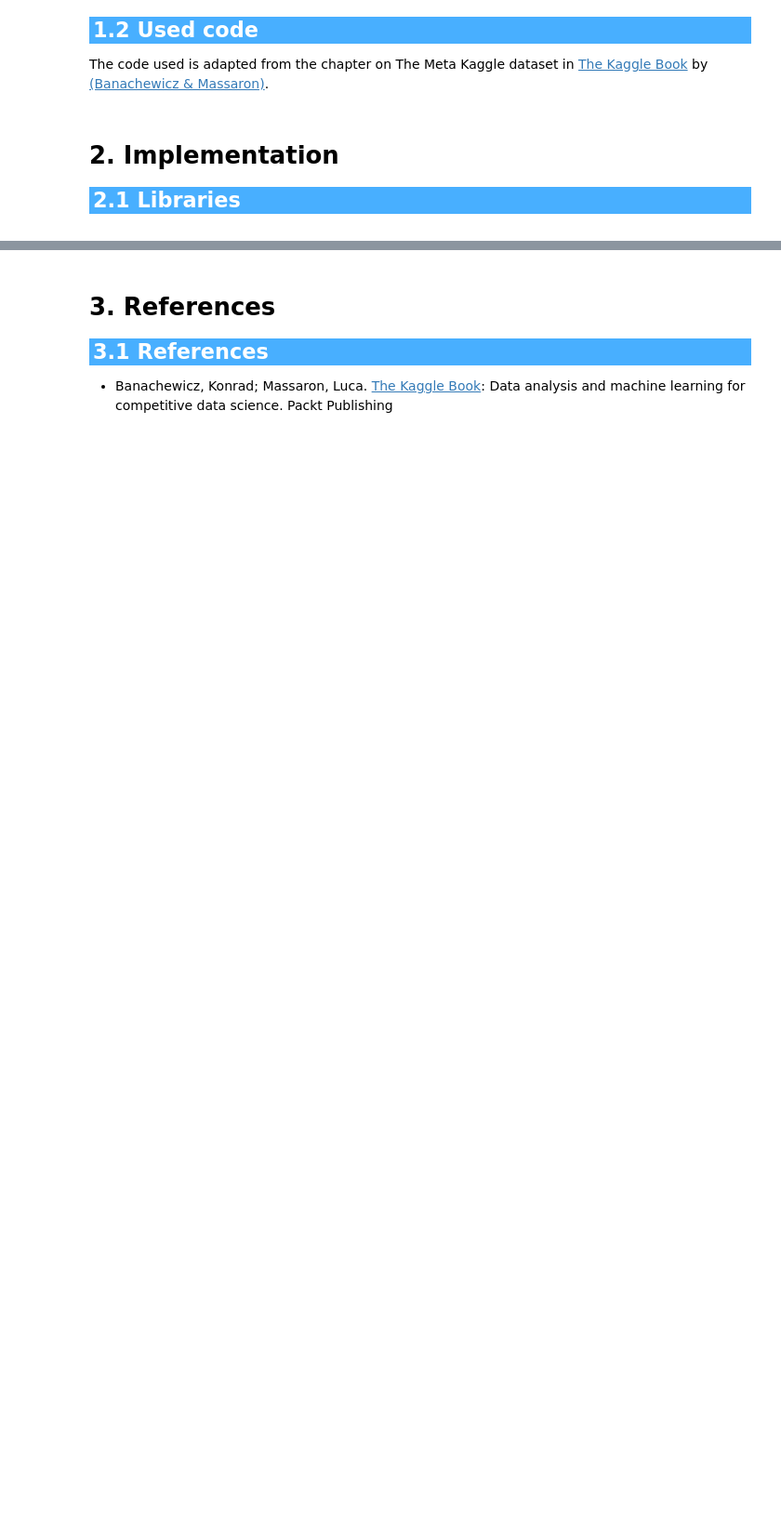
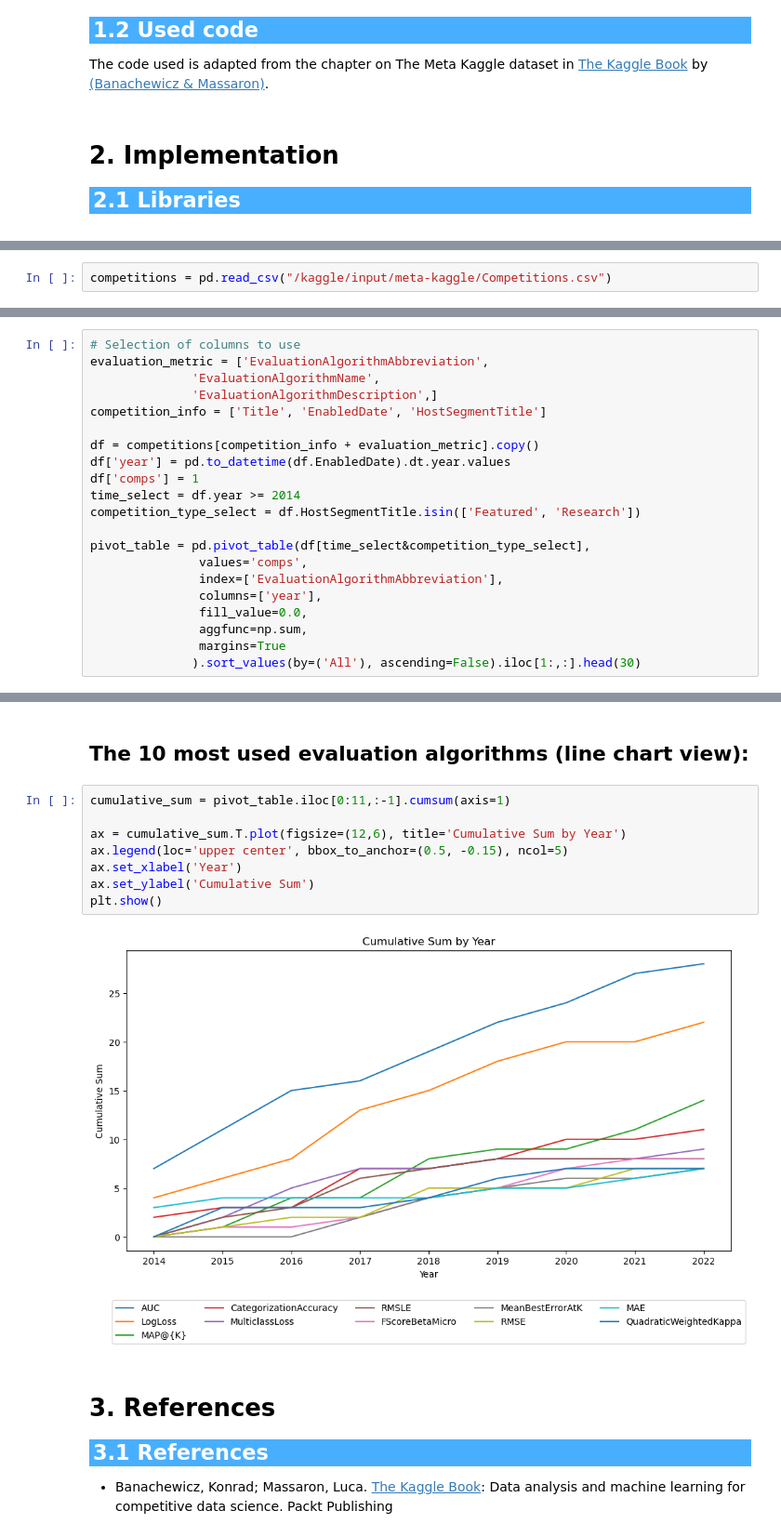
Before and after one commit to Andir16/kaggle-helper-notebooks, a Jupyter notebook: meta-kaggle-evaluation-algorithm-overview.ipynb, the cells around one changed output, grey strips where cells are left out. Shown at 93% size. Cells and saved outputs as stored; diff of their text form; blank space fills up the shorter version.

Commit message:
Kaggle Notebook | Meta Kaggle - Evaluation Algorithm Overview | Version 2

```diff
--- a/meta-kaggle-evaluation-algorithm-overview.ipynb
+++ b/meta-kaggle-evaluation-algorithm-overview.ipynb
@@ -24,0 +39,2 @@ The code used is adapted from the chapter on The Meta Kaggle dataset in [The Kag
+# %%
+competitions = pd.read_csv("/kaggle/input/meta-kaggle/Competitions.csv")
@@ -24,0 +70,21 @@ The code used is adapted from the chapter on The Meta Kaggle dataset in [The Kag
+# %%
+# Selection of columns to use
+evaluation_metric = ['EvaluationAlgorithmAbbreviation',
+              'EvaluationAlgorithmName',
+              'EvaluationAlgorithmDescription',]
+competition_info = ['Title', 'EnabledDate', 'HostSegmentTitle']
+
+df = competitions[competition_info + evaluation_metric].copy()
+df['year'] = pd.to_datetime(df.EnabledDate).dt.year.values
+df['comps'] = 1
+time_select = df.year >= 2014
+competition_type_select = df.HostSegmentTitle.isin(['Featured', 'Research'])
+
+pivot_table = pd.pivot_table(df[time_select&competition_type_select],
+               values='comps',
+               index=['EvaluationAlgorithmAbbreviation'],
+               columns=['year'],
+               fill_value=0.0,
+               aggfunc=np.sum,
+               margins=True
+              ).sort_values(by=('All'), ascending=False).iloc[1:,:].head(30)
@@ -25,3 +114,15 @@ The code used is adapted from the chapter on The Meta Kaggle dataset in [The Kag
+# %% [markdown]
+## The 10 most used evaluation algorithms (line chart view):
+# %%
+cumulative_sum = pivot_table.iloc[0:11,:-1].cumsum(axis=1)
+
+ax = cumulative_sum.T.plot(figsize=(12,6), title='Cumulative Sum by Year')
+ax.legend(loc='upper center', bbox_to_anchor=(0.5, -0.15), ncol=5)
+ax.set_xlabel('Year')
+ax.set_ylabel('Cumulative Sum')
+plt.show()
+# %% [output]
+[figure, added]
 # %% [markdown]
 # 3. References
 
```
Also changed, not shown: parts of 7 cells of this notebook.
